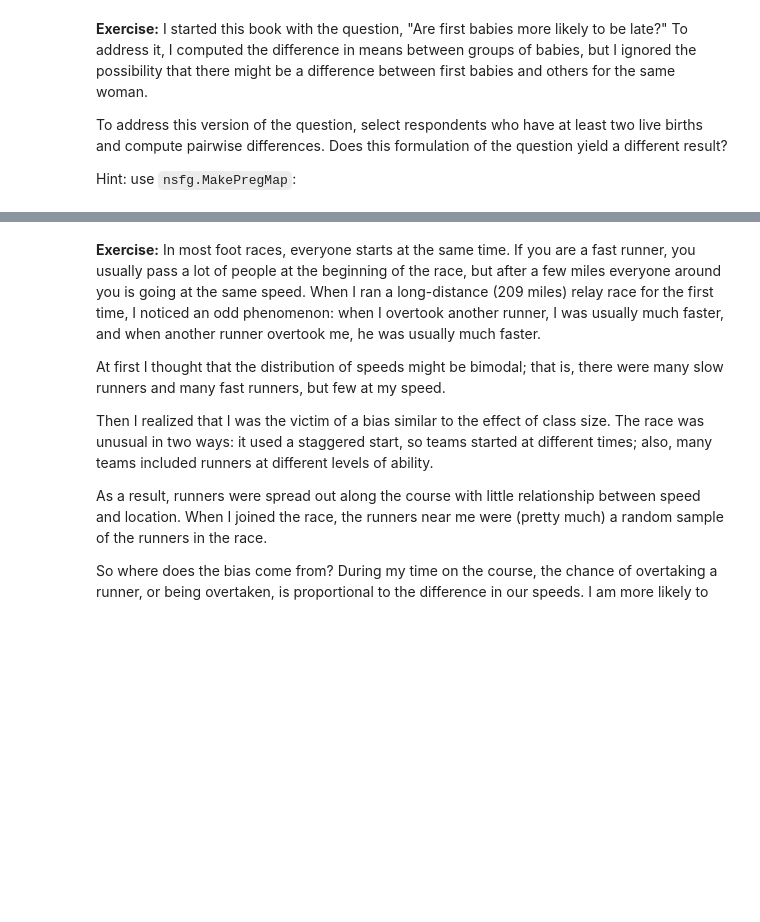
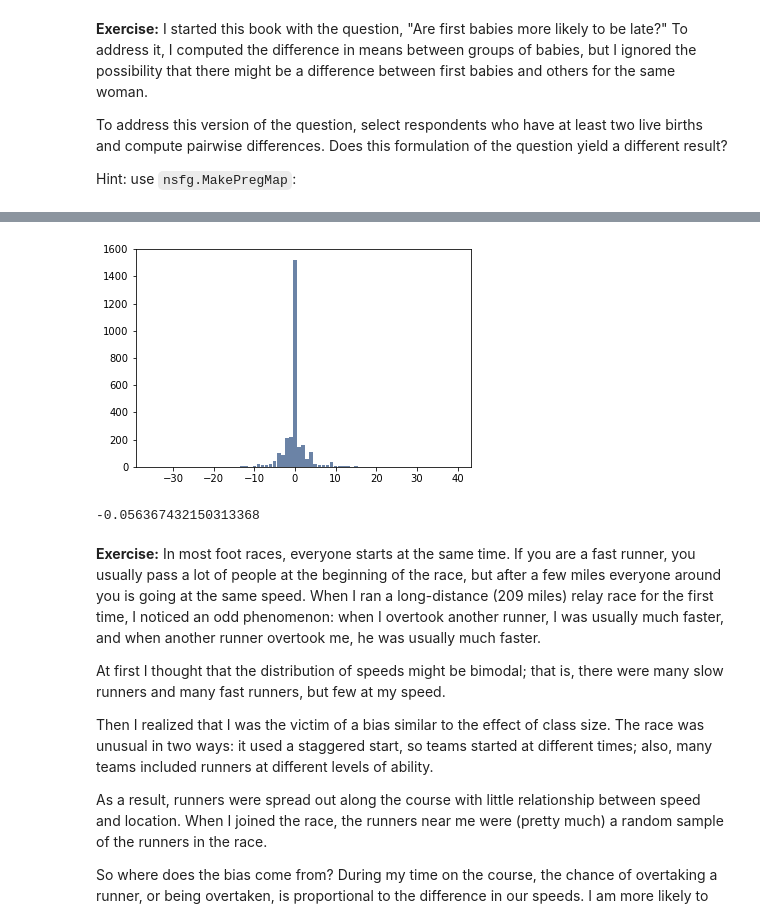
Before and after one commit to smorton2/think-stats, a Jupyter notebook: code/chap03ex.ipynb, the cells around one changed output, grey strips where cells are left out. Cells and saved outputs as stored; diff of their text form; code cells hidden in the pictures; blank space fills up the shorter version.

```diff
--- a/code/chap03ex.ipynb
+++ b/code/chap03ex.ipynb
@@ -386,3 +425,20 @@ preg_map = nsfg.MakePregMap(live)
+# %%
+hist = thinkstats2.Hist()
+
+for case, births in preg_map.items():
+    if len(births) >= 2:
+        pair = preg.loc[births[0:2]].prglngth
+        diff = pair.iloc[1] - pair.iloc[0]
+        hist[diff] += 1
+# %%
+thinkplot.Hist(hist)
+# %% [output]
+[figure, added]
+# %%
+pmf = thinkstats2.Pmf(hist)
+PmfMean(pmf)
+# %% [output]
+-0.056367432150313368
 # %% [markdown]
 **Exercise:** In most foot races, everyone starts at the same time. If you are a fast runner, you usually pass a lot of people at the beginning of the race, but after a few miles everyone around you is going at the same speed.
 When I ran a long-distance (209 miles) relay race for the first time, I noticed an odd phenomenon: when I overtook another runner, I was usually much faster, and when another runner overtook me, he was usually much faster.
```
Also changed, not shown: parts of 29 cells of this notebook.
